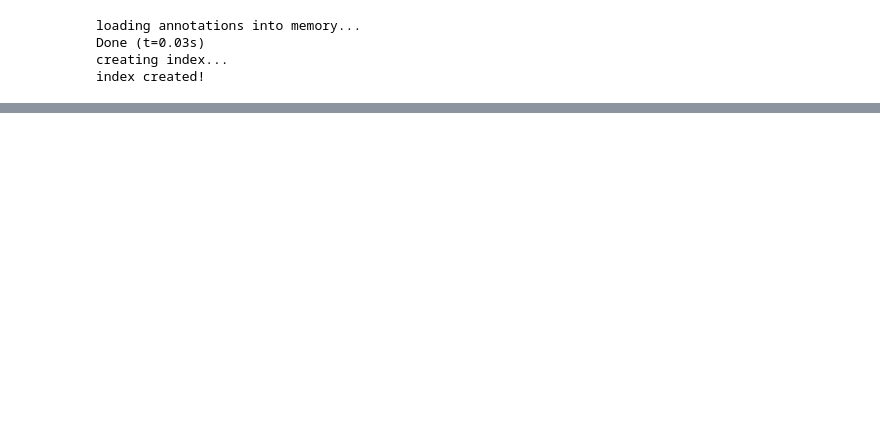
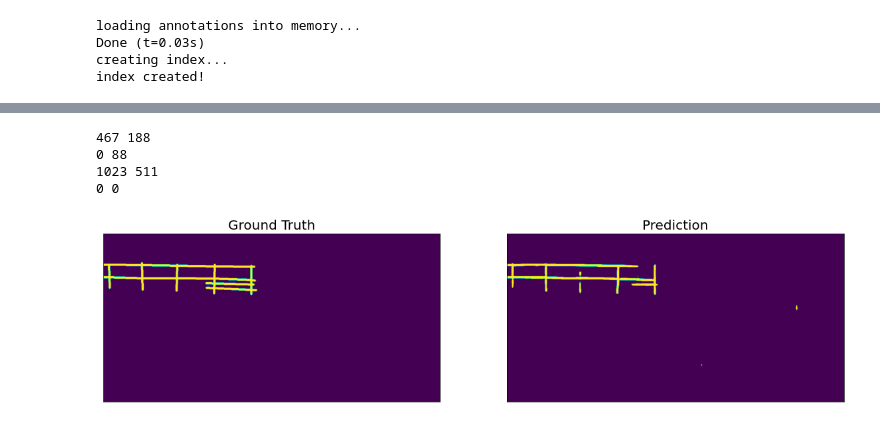
Before and after one commit to Amsterdam-Internships/Fence-Detection, a Jupyter notebook: notebooks/test-unet-predictions.ipynb, the cells around one changed output, grey strips where cells are left out. Drawn from its saved outputs; the diff is of its cells as text; code cells hidden in the pictures; blank space fills up the shorter version.

```diff
--- a/notebooks/test-unet-predictions.ipynb
+++ b/notebooks/test-unet-predictions.ipynb
@@ -17,7 +16,7 @@ from utils.general import visualize
 from utils.augmentation import *
 # %%
 preprocessing_fn = smp.encoders.get_preprocessing_fn('resnet18', 'imagenet')
-model = torch.load(os.path.join('..', 'models', 'weights', 'rn18_unet_6px_e50.pth'))
+model = torch.load(os.path.join('..', 'models', 'cnns', 'best_model.pth'))
 
 # images = os.path.join('..', 'data', 'images')
 # annotations = os.path.join('..', 'data', 'spectrum-batch-1', 'annotations.json')
@@ -36,23 +55,29 @@ index created!
 
 miou = 0
 IoU = JaccardIndex(num_classes=2, reduction='none')
-mAP = MeanAveragePrecision()
+imdir = os.path.join('..', 'data', 'fences-quays', 'images')
+cfmat = ConfusionMatrix(num_classes=2, normalize='true')
 
 for i, (image, mask) in enumerate(data):
+    img = plt.imread(os.path.join(imdir, data.images[i]['file_name']))
+
     mask = np.squeeze(mask)
     x = torch.as_tensor(image).unsqueeze(0).cuda()
 
     pred = model(x).detach().squeeze().cpu()#.numpy()
-    image = np.transpose(image, (1, 2, 0))
 
-    visualize(ground_truth=mask,
-              prediction=pred)
+    cfmat.update(pred, torch.from_numpy(mask).int())
 
-    print(IoU(torch.as_tensor(pred).unsqueeze(0), torch.as_tensor(mask).unsqueeze(0).int()))
+#     visualize(image=img,
+#               ground_truth=mask,
+#               prediction=pred)
+
+#     print(IoU(torch.as_tensor(pred).unsqueeze(0), torch.as_tensor(mask).unsqueeze(0).int()))
     miou += IoU(torch.as_tensor(pred).unsqueeze(0), torch.as_tensor(mask).unsqueeze(0).int())
 
-    if i > 5:
-        break
+#     if i > 5:
+#         break
 
 print(miou / (i + 1))
+cfmat.compute()
 # %% [output]
@@ -73,0 +103,12 @@ tensor([0.9890, 0.6284])
+# %%
+from utils.metrics import box_precision
+
+box_precision(mask, pred)
+visualize(ground_truth=mask,
+          prediction=pred)
+# %% [output]
+467 188
+0 88
+1023 511
+0 0
+[figure, added]
```
Also changed, not shown: parts of 3 cells of this notebook, 6 other files.
